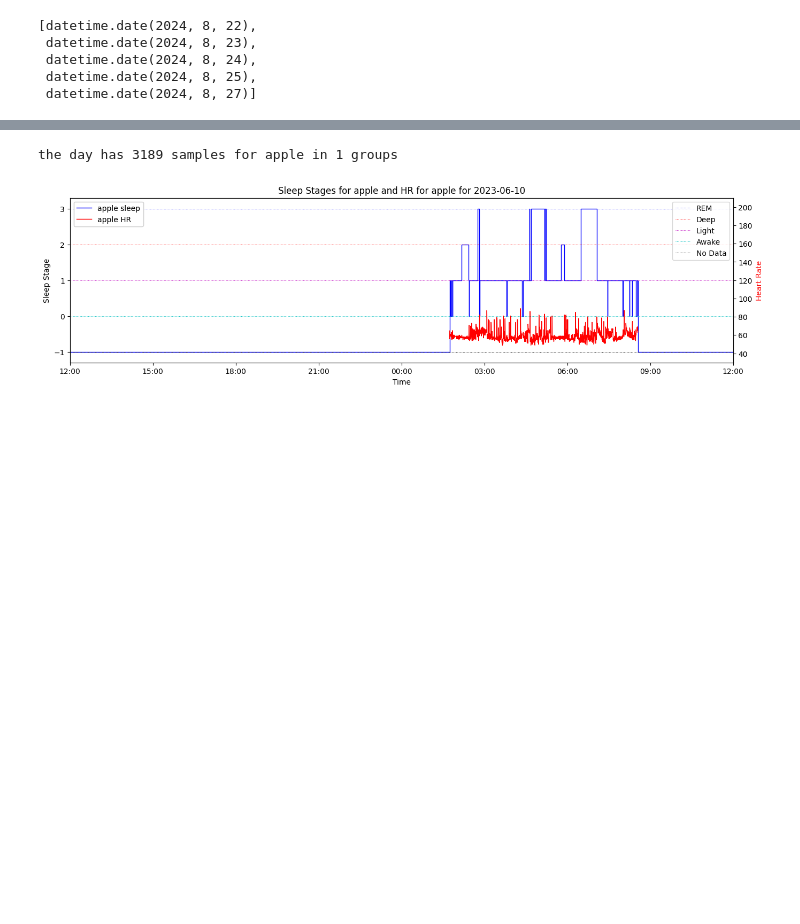
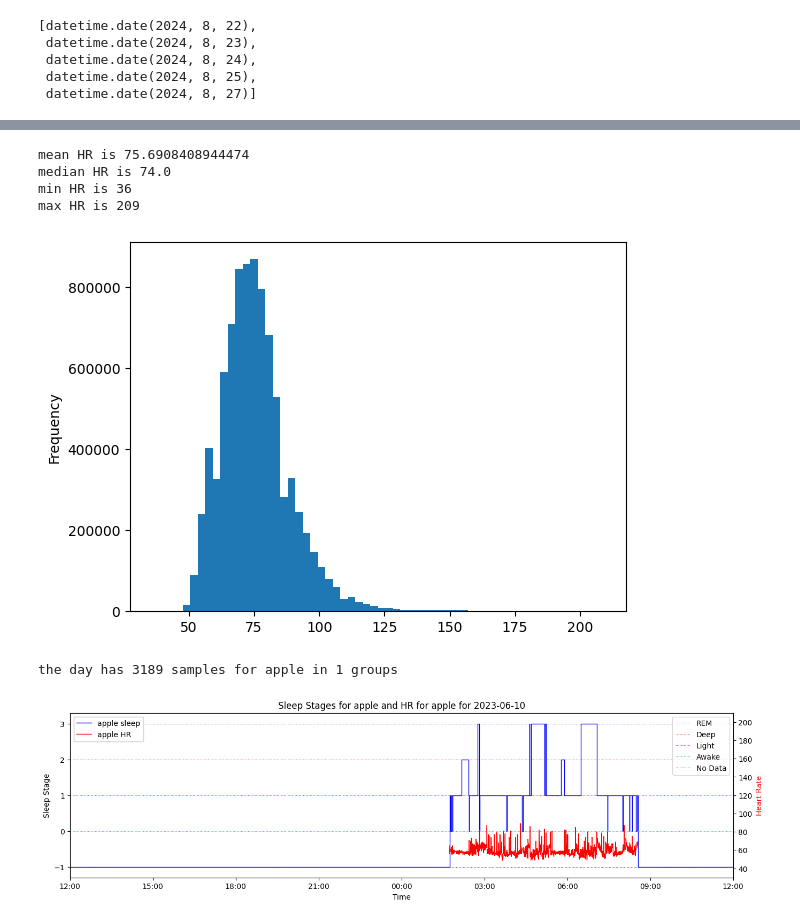
Before and after one commit to AbhikChowdhury6/dataImport, a Jupyter notebook: analyisis/segmentHRsOnSleep.ipynb, the cells around one changed output, grey strips where cells are left out. Saved outputs shown, nothing was run; the diff lists cells and outputs as text; code cells hidden in the pictures; blank space fills up the shorter version.

```diff
--- a/analyisis/segmentHRsOnSleep.ipynb
+++ b/analyisis/segmentHRsOnSleep.ipynb
@@ -83,3 +92,11 @@ sorted(list(set(sleepHRs.index.date)))[-5:]
+# %%
+printHRMetrics(awakeHRs)
+# %% [output]
+mean HR is 75.6908408944474
+median HR is 74.0
+min HR is 36
+max HR is 209
+[figure, added]
 # %%
 from datetime import date, timedelta
 for i in range(7):
```
Also changed, not shown: parts of 8 cells of this notebook, 2 other files.
